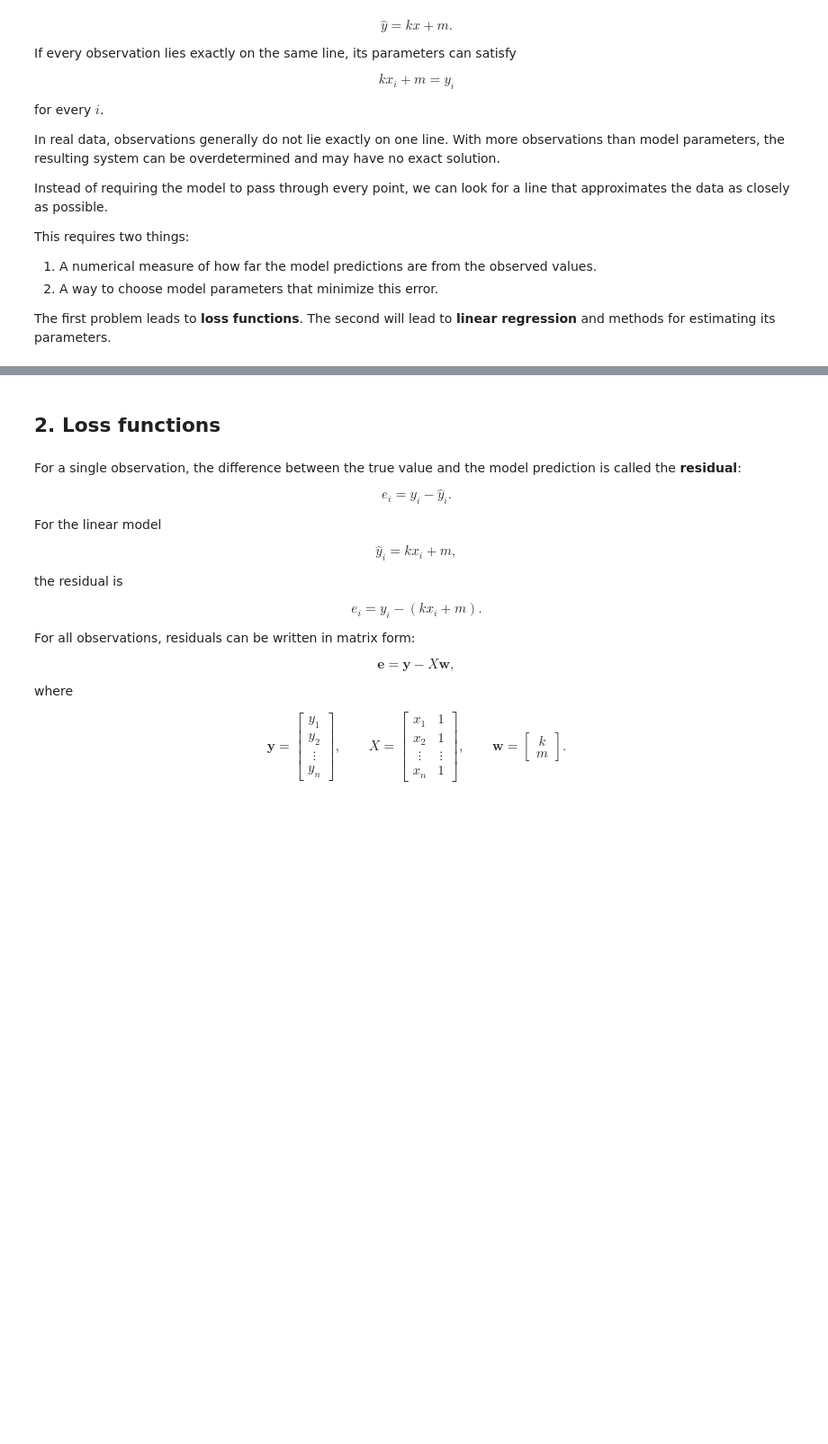
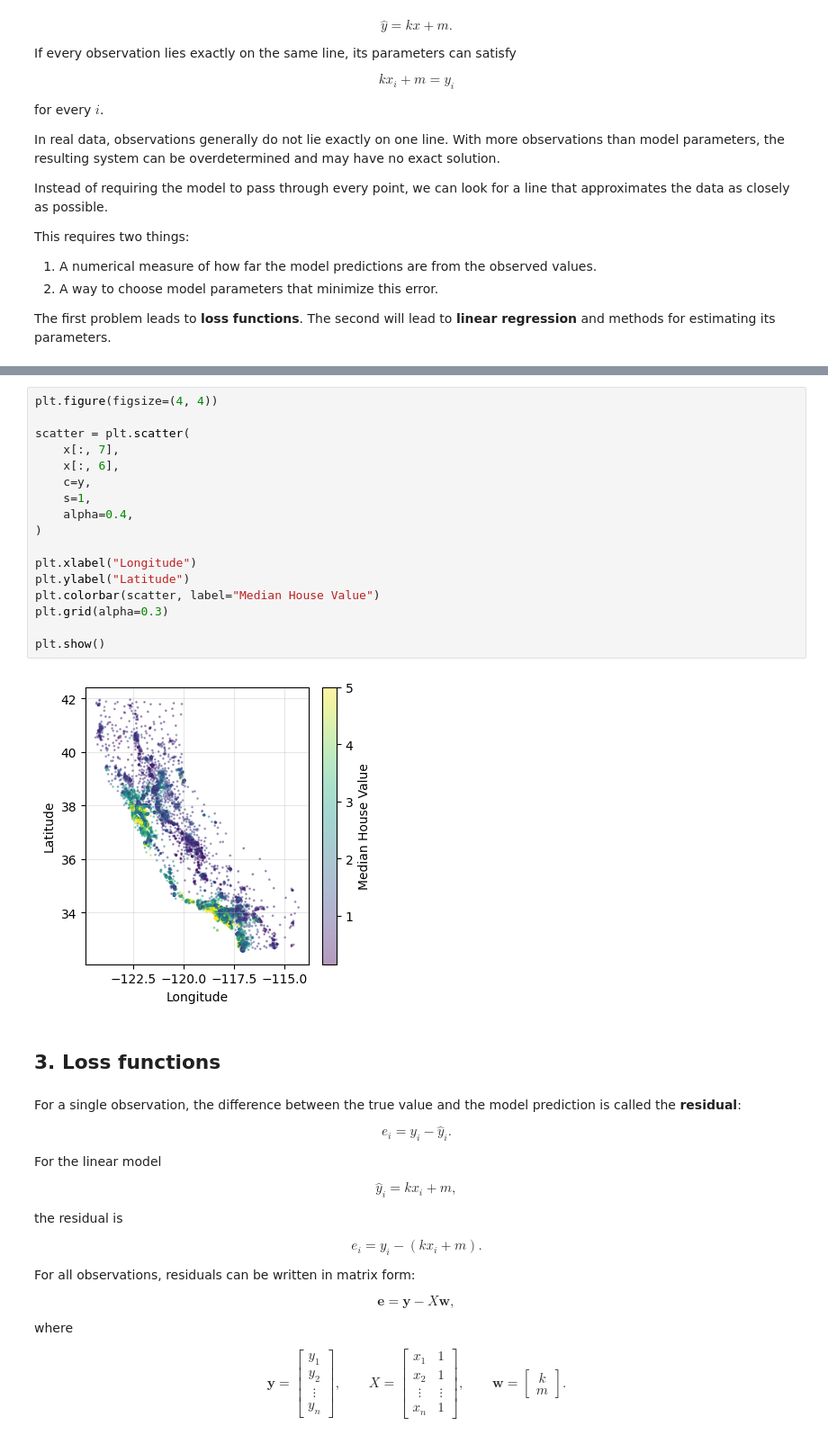
Before and after one commit to Tpoc311/applied-ai-workbench, a Jupyter notebook: ml_fundamentals/linear_models/linear_regression/linear_regression.ipynb, the cells around one changed output, grey strips where cells are left out. Shown at 90% size. Cells and saved outputs as stored; diff of their text form; blank space fills up the shorter version.

```diff
--- a/ml_fundamentals/linear_models/linear_regression/linear_regression.ipynb
+++ b/ml_fundamentals/linear_models/linear_regression/linear_regression.ipynb
@@ -46,5 +140,24 @@ The first problem leads to **loss functions**. The second will lead to **linear
+# %%
+plt.figure(figsize=(4, 4))
+
+scatter = plt.scatter(
+    x[:, 7],
+    x[:, 6],
+    c=y,
+    s=1,
+    alpha=0.4,
+)
+
+plt.xlabel("Longitude")
+plt.ylabel("Latitude")
+plt.colorbar(scatter, label="Median House Value")
+plt.grid(alpha=0.3)
+
+plt.show()
+# %% [output]
+[figure, added]
 # %% [markdown]
-## 2. Loss functions
+## 3. Loss functions
 # %% [markdown]
 For a single observation, the difference between the true value and the model prediction is called the **residual**:
 
```
Also changed, not shown: parts of 22 cells of this notebook.
